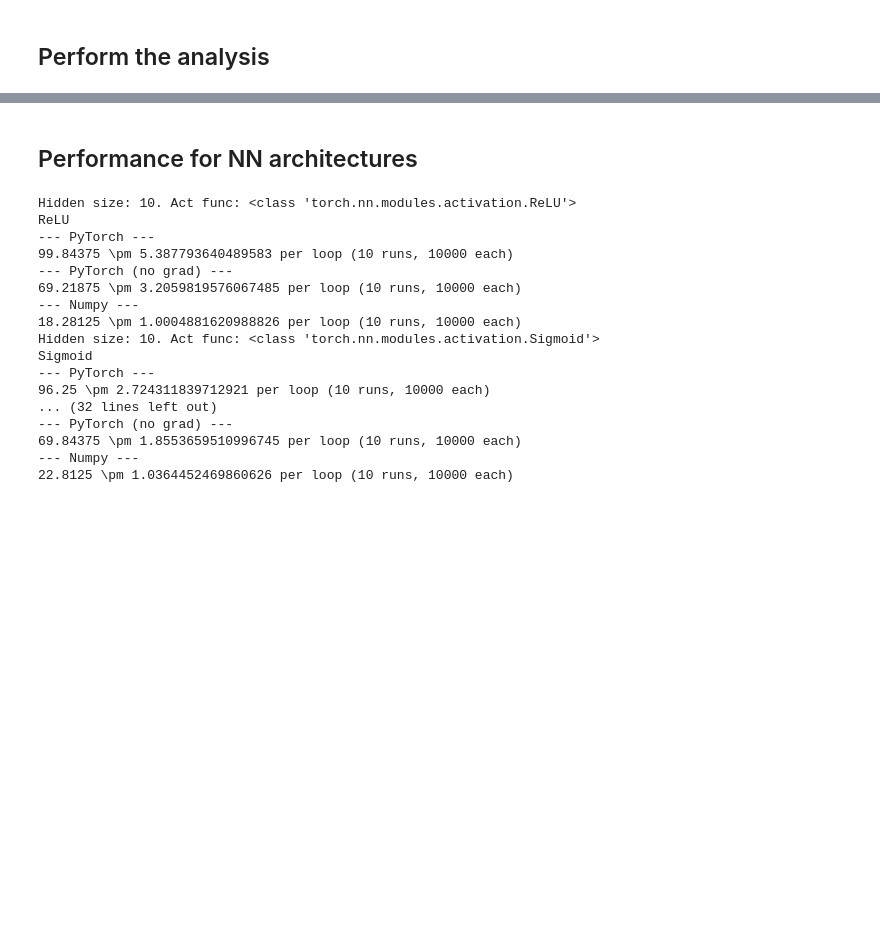
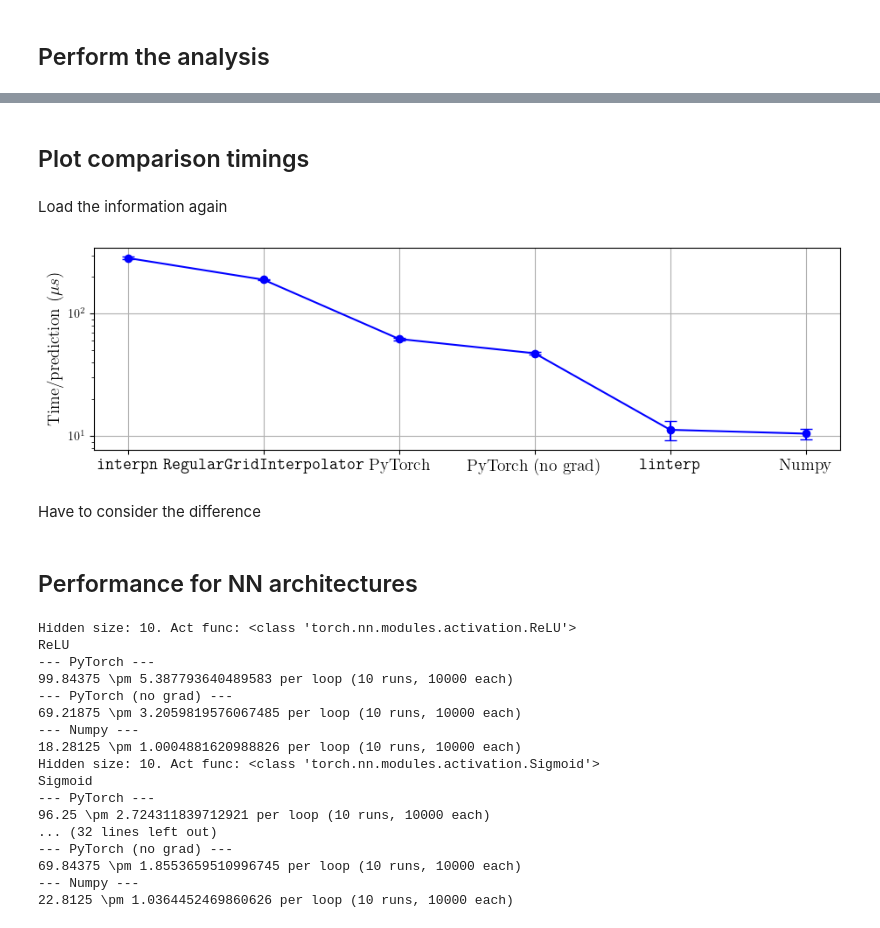
Before and after one commit to ThibeauWouters/MLC2P, a Jupyter notebook: Code/tabulated_eos.ipynb, the cells around one changed output, grey strips where cells are left out. Saved outputs shown, nothing was run; the diff lists cells and outputs as text; code cells hidden in the pictures; blank space fills up the shorter version.

Commit message:
update tabulated EOS

```diff
--- a/Code/tabulated_eos.ipynb
+++ b/Code/tabulated_eos.ipynb
@@ -1252,8 +1340,8 @@ __Do the runtime analysis__
 # Empty lists
 mu_list, sigma_list = [], []
 # Functions & names for runtime analysis
-funcs = [function_interpn, function_pytorch, function_pytorch_no_grad, function_numpy] #
-method_names = ["Interpolation", "PyTorch", "PyTorch (no grad)", "Numpy"] #
+funcs = [function_interpn, function_interpn_basic, function_my_linterp, function_pytorch, function_pytorch_no_grad, function_numpy] #
+method_names = ["Interpolation", "Interpolation (basic)", "Linterp", "PyTorch", "PyTorch (no grad)", "Numpy"] #
 for i, func in enumerate(funcs):
     print(f"--- {method_names[i]} ---")
     mu, sigma = time_execution(func)
@@ -1276,3 +1385,34 @@ Best neural net implementation is around 23x faster.
+# %% [markdown]
+## Plot comparison timings
+# %% [markdown]
+Load the information again
+# %%
+mu_list = np.loadtxt("../Data/tabulated_eos_comparison_interpn_nn_mu.txt")
+sigma_list = np.loadtxt("../Data/tabulated_eos_comparison_interpn_nn_sigma.txt")
+method_names = np.array([r"$\texttt{interpn}$", r"$\texttt{RegularGridInterpolator}$", r"$\texttt{linterp}$", "PyTorch", "PyTorch (no grad)", "Numpy"])
+# %%
+# Get indices to sort mu
+sort_ind = np.argsort(mu_list)[::-1]
+# Sort all based on this
+mu_list = mu_list[sort_ind]
+sigma_list = sigma_list[sort_ind]
+method_names = method_names[sort_ind]
+# %%
+fs_labels=14
+# %%
+plt.figure(figsize=(11,3))
+xt = [i for i in range(len(method_names))]
+plt.errorbar(xt, mu_list, sigma_list, fmt = "-o", color = "blue", capsize=5)
+plt.xticks(xt, labels = method_names, fontsize=fs_labels)
+plt.ylabel(r"Time/prediction ($\mu s$)", fontsize=fs_labels)
+plt.grid()
+plt.yscale('log')
+plt.savefig("../Plots/Final/timing_python_nn_vs_interpn.pdf", bbox_inches='tight')
+plt.show()
+# %% [output]
+[figure, added]
+# %% [markdown]
+Have to consider the difference
 # %% [markdown]
 ## Performance for NN architectures
 # %%
```
Also changed, not shown: parts of 43 cells of this notebook, 5 other files.
